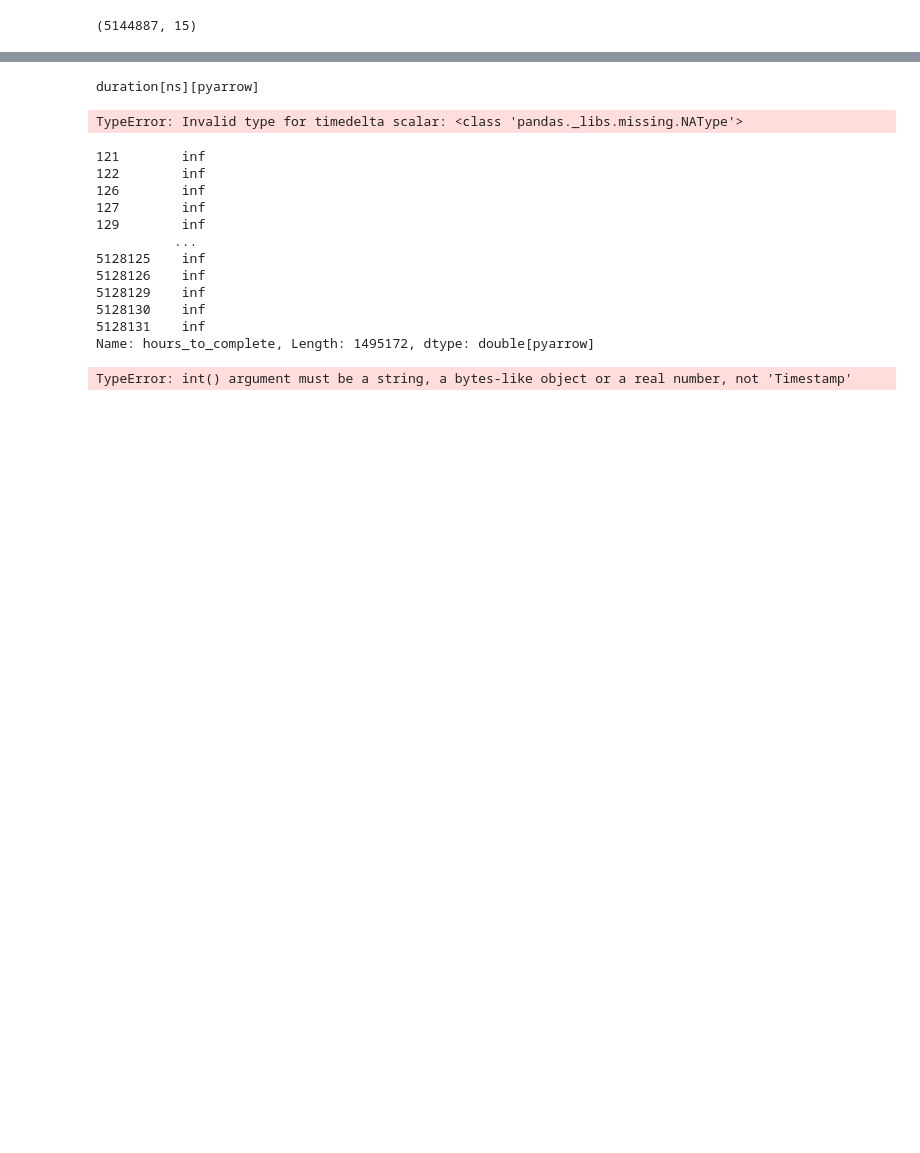
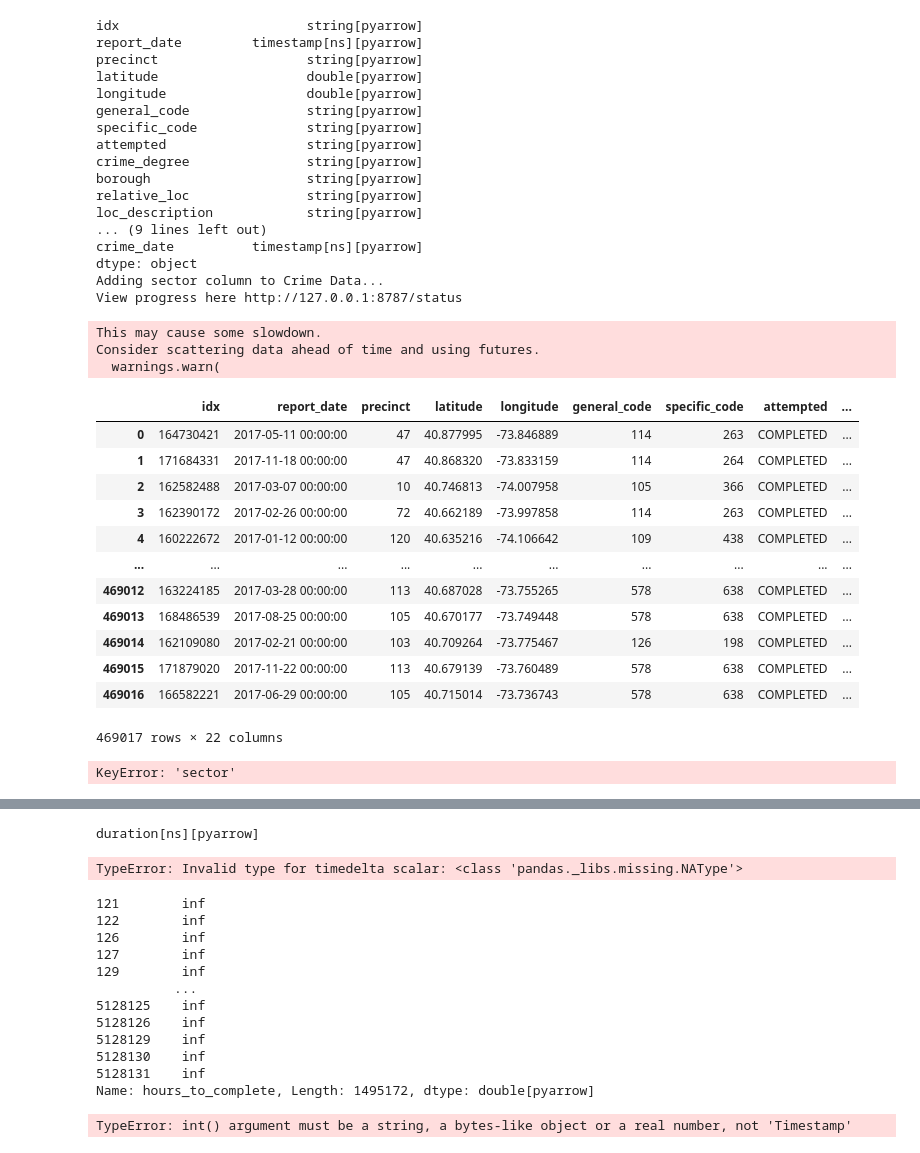
Before and after one commit to jamorr/Capstone, a Jupyter notebook: src/final.ipynb, the cells around one changed output, grey strips where cells are left out. Saved outputs shown, nothing was run; the diff lists cells and outputs as text; code cells hidden in the pictures; blank space fills up the shorter version.

```diff
--- a/src/final.ipynb
+++ b/src/final.ipynb
@@ -24,5 +19,60 @@ Length of values (458248) does not match length of index (469017)
-# %%
-df.shape
-# %% [output]
-(5144887, 15)
+# %%
+unproc_dir = pathlib.Path(rf"../data/temp/{year}")
+try:
+    df_311 = pd.read_parquet(unproc_dir/"311")
+    df_crime = pd.read_parquet(unproc_dir/"crime")
+    assert len(df_311) != 0
+except AssertionError:
+    df_311, df_crime = query_data(
+        start_date=year,
+        end_date=year+1,
+    )
+    df_311:pd.DataFrame
+    df_311.to_parquet(unproc_dir/"311")
+    df_crime.to_parquet(unproc_dir/"311")
+# %%
+df_crime_proc = process_crime_data(
+    copy.deepcopy(df_crime),
+    start_date=2017,
+    sector_id=True
+)
+df_crime_proc
+# %% [output]
+idx                        string[pyarrow]
+report_date         timestamp[ns][pyarrow]
+precinct                   string[pyarrow]
+latitude                   double[pyarrow]
+longitude                  double[pyarrow]
+general_code               string[pyarrow]
+specific_code              string[pyarrow]
+attempted                  string[pyarrow]
+crime_degree               string[pyarrow]
+borough                    string[pyarrow]
+relative_loc               string[pyarrow]
+loc_description            string[pyarrow]
+... (9 lines left out)
+crime_date          timestamp[ns][pyarrow]
+dtype: object
+Adding sector column to Crime Data...
+View progress here http://127.0.0.1:8787/status
+This may cause some slowdown.
+Consider scattering data ahead of time and using futures.
+  warnings.warn(
+|  | idx | report_date | precinct | latitude | longitude | general_code | specific_code | attempted | ... |
+| 0 | 164730421 | 2017-05-11 00:00:00 | 47 | 40.877995 | -73.846889 | 114 | 263 | COMPLETED | ... |
+| 1 | 171684331 | 2017-11-18 00:00:00 | 47 | 40.868320 | -73.833159 | 114 | 264 | COMPLETED | ... |
+| 2 | 162582488 | 2017-03-07 00:00:00 | 10 | 40.746813 | -74.007958 | 105 | 366 | COMPLETED | ... |
+| 3 | 162390172 | 2017-02-26 00:00:00 | 72 | 40.662189 | -73.997858 | 114 | 263 | COMPLETED | ... |
+| 4 | 160222672 | 2017-01-12 00:00:00 | 120 | 40.635216 | -74.106642 | 109 | 438 | COMPLETED | ... |
+| ... | ... | ... | ... | ... | ... | ... | ... | ... | ... |
+| 469012 | 163224185 | 2017-03-28 00:00:00 | 113 | 40.687028 | -73.755265 | 578 | 638 | COMPLETED | ... |
+| 469013 | 168486539 | 2017-08-25 00:00:00 | 105 | 40.670177 | -73.749448 | 578 | 638 | COMPLETED | ... |
+| 469014 | 162109080 | 2017-02-21 00:00:00 | 103 | 40.709264 | -73.775467 | 126 | 198 | COMPLETED | ... |
+| 469015 | 171879020 | 2017-11-22 00:00:00 | 113 | 40.679139 | -73.760489 | 578 | 638 | COMPLETED | ... |
+| 469016 | 166582221 | 2017-06-29 00:00:00 | 105 | 40.715014 | -73.736743 | 578 | 638 | COMPLETED | ... |
+469017 rows × 22 columns
+# %%
+df_crime_proc['sector']
+# %% [output]
+KeyError: 'sector'
 # %%
```
Also changed, not shown: parts of 3 cells of this notebook, 3 other files.
